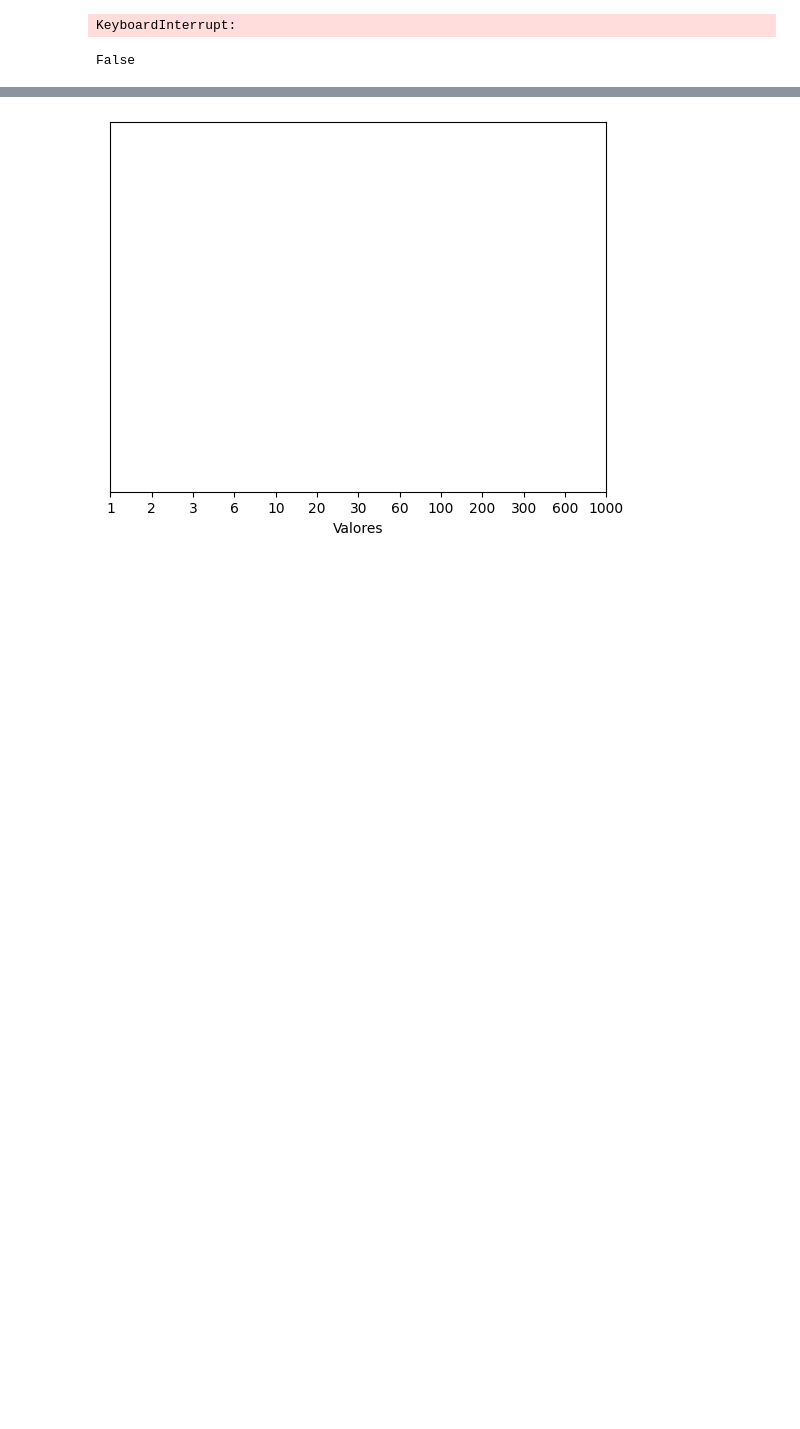
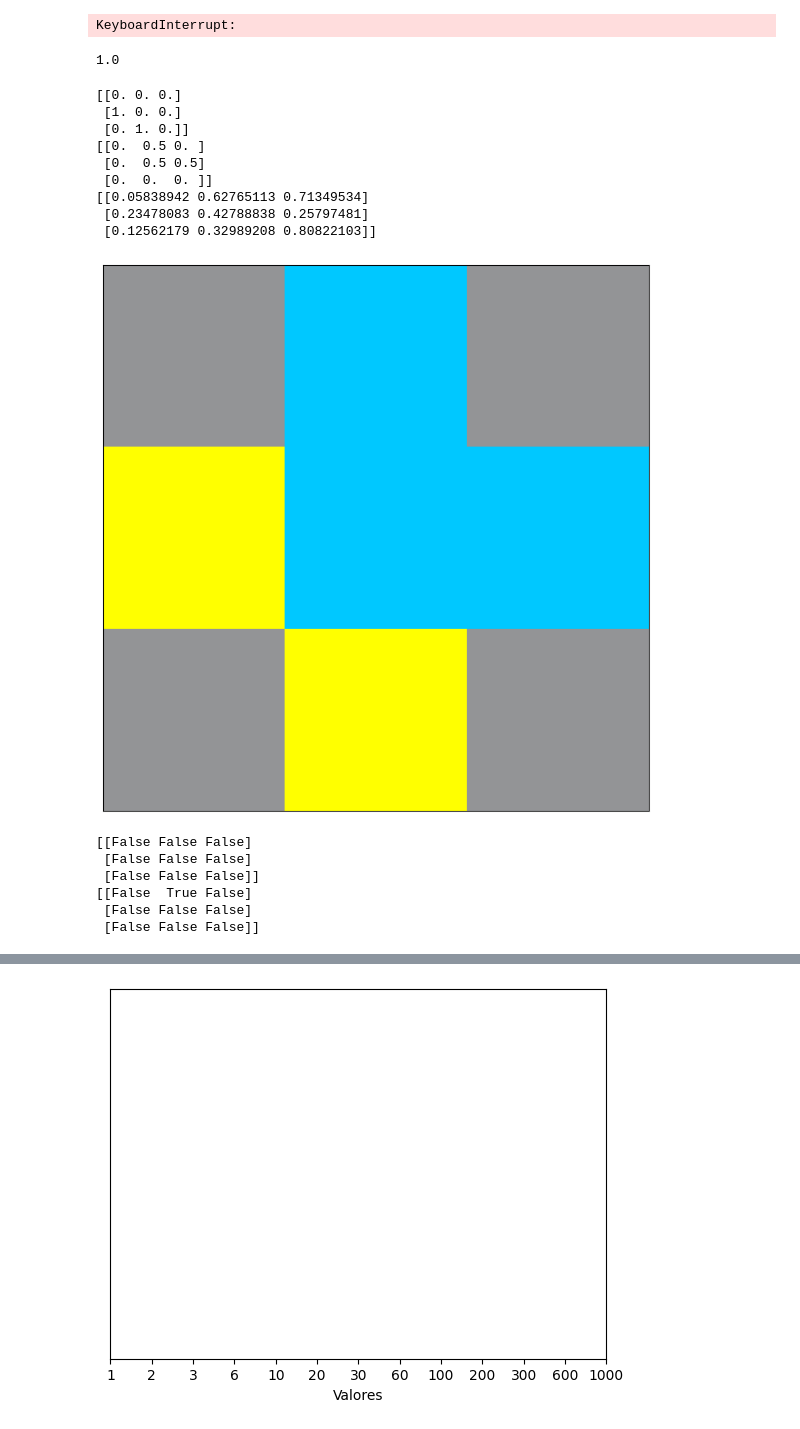
Before and after one commit to AlantheBenign/Critical-mass-model-for-social-dynamic, a Jupyter notebook: Projeto/Untitled.ipynb, the cells around one changed output, grey strips where cells are left out. Cells and saved outputs as stored; diff of their text form; code cells hidden in the pictures; blank space fills up the shorter version.

```diff
--- a/Projeto/Untitled.ipynb
+++ b/Projeto/Untitled.ipynb
@@ -121,8 +236,80 @@ else:
     city.print_city()
 # %% [output]
 KeyboardInterrupt:
+# %%
+a = 8/8.0
+print(a)
+# %% [output]
+1.0
 # %%
-x =2
-1 <= x <= 3 <= 1
+def resident_satisfaction_function(num_neighs):
+    satisfaction = 1 - abs(1 - (2.0*num_neighs)/8)
+
+    return satisfaction
+
+def merchant_satisfaction_function(num_neighs):
+    satisfaction = num_neighs/8.0
+
+    return satisfaction
-# %% [output]
-False
+# %%
+matrix = np.array([[0,-1,0],
+                   [1,-1,-1],
+                   [0,1,0]])
+city = fc.City(matrix)
+
+boundary = 'wrap'
+kernel_side = 3
+KERNEL = np.ones((kernel_side, kernel_side), dtype=np.int8)
+middle = int(kernel_side/2)
+KERNEL[middle][middle] = 0
+kws = dict(mode='same', boundary=boundary)
+Neighs = convolve2d(city.city != 0,  KERNEL, **kws)
+Neighs_of_residents = (city.city == 1) * Neighs
+Neighs_of_merchants = (city.city == -1) * Neighs
+Neighs_of_residents = (city.city == 1) * Neighs
+Neighs_of_merchants = (city.city == -1) * Neighs
+residents_satisfaction = resident_satisfaction_function(Neighs_of_residents)
+merchants_satisfaction = merchant_satisfaction_function(Neighs_of_merchants)
+randomMatrix = np.random.rand(L,L)
+print(residents_satisfaction)
+print(merchants_satisfaction)
+print(randomMatrix)
+city.print_city()
+
+# conditions of dissatisfaction
+Resident_dissatisfied = ((residents_satisfaction <= randomMatrix) &  # agent satisfaction is 1 - probability to move
+                       (city.city == 1))
+
+Merchant_dissatisfied = ((merchants_satisfaction <= randomMatrix) &  # agent satisfaction is 1 - probability to move
+                       (city.city == -1))
+
+print(Resident_dissatisfied)
+print(Merchant_dissatisfied)
+city.city[Resident_dissatisfied | Merchant_dissatisfied] = 0
+vacant = (city.city == 0).sum()
+
+N_Resident_dissatisfied, N_Merchant_dissatisfied = Resident_dissatisfied.sum(), Merchant_dissatisfied.sum()
+filling = np.full(vacant, 0, dtype=np.int8)
+filling[:N_Resident_dissatisfied] = 1
+filling[N_Resident_dissatisfied:N_Resident_dissatisfied + N_Merchant_dissatisfied] = -1
+np.random.shuffle(filling)
+city.city[city.city == 0] = filling
+
+city.print_city()
+# %% [output]
+[[0. 0. 0.]
+ [1. 0. 0.]
+ [0. 1. 0.]]
+[[0.  0.5 0. ]
+ [0.  0.5 0.5]
+ [0.  0.  0. ]]
+[[0.05838942 0.62765113 0.71349534]
+ [0.23478083 0.42788838 0.25797481]
+ [0.12562179 0.32989208 0.80822103]]
+[figure, added]
+[[False False False]
+ [False False False]
+ [False False False]]
+[[False  True False]
+ [False False False]
+ [False False False]]
```
Also changed, not shown: parts of 4 cells of this notebook, 4 other files.
